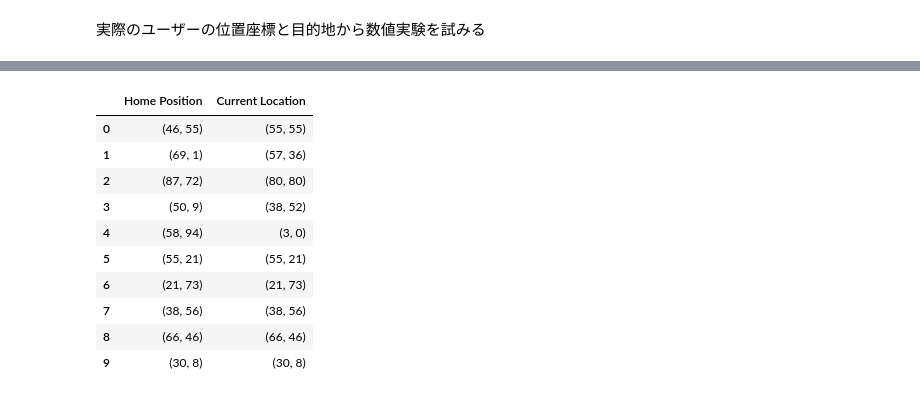
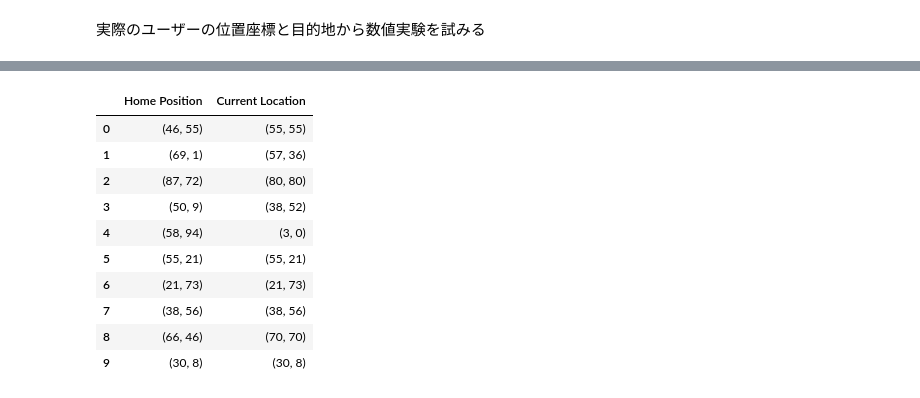
Before and after one commit to Koki-Kazaore/Research, a Jupyter notebook: googleColabEnv/assignmentProblem.ipynb, the cells around one changed output, grey strips where cells are left out. Drawn from its saved outputs; the diff is of its cells as text; code cells hidden in the pictures.

```diff
--- a/googleColabEnv/assignmentProblem.ipynb
+++ b/googleColabEnv/assignmentProblem.ipynb
@@ -117,3 +148,27 @@ Successfully installed pulp-2.8.0
+# %%
+def update_bike_location(df_bikes, bike_index, new_destination):
+    """
+    自転車の現在位置を更新する関数。新しい位置はnumpy配列で指定。
+
+    :param df_bikes: 自転車情報を含むデータフレーム
+    :param bike_index: 更新する自転車のインデックス
+    :param new_destination: 新しい目的地（numpy配列形式の座標、例：np.array([x, y])）
+    """
+    # 指定された自転車の現在位置を新しい目的地に更新
+    df_bikes.loc[bike_index, 'Current Location'] = tuple(new_destination)
+    return df_bikes
+
+def update_user_location(df_users, user_index, new_destination):
+    """
+    ユーザーの現在位置を更新する関数。新しい位置はnumpy配列で指定。
+
+    :param df_users: ユーザー情報を含むデータフレーム
+    :param user_index: 更新するユーザーのインデックス
+    :param new_destination: 新しい目的地（numpy配列形式の座標、例：np.array([x, y])）
+    """
+    # 指定されたユーザーの現在位置を新しい目的地に更新
+    df_users.loc[user_index, 'Current Position'] = tuple(new_destination)
+    return df_users
 # %%
 import pulp
 
@@ -228,17 +239,18 @@ else:
-# %%
-df
-# %% [output]
-|  | Home Position | Current Location |
-| 0 | (46, 55) | (55, 55) |
-| 1 | (69, 1) | (57, 36) |
-| 2 | (87, 72) | (80, 80) |
-| 3 | (50, 9) | (38, 52) |
-| 4 | (58, 94) | (3, 0) |
-| 5 | (55, 21) | (55, 21) |
-| 6 | (21, 73) | (21, 73) |
-| 7 | (38, 56) | (38, 56) |
-| 8 | (66, 46) | (66, 46) |
-| 9 | (30, 8) | (30, 8) |
+# %%
+df_bikes
+# df_users
+# %% [output]
+|  | Home Position | Current Location |
+| 0 | (46, 55) | (55, 55) |
+| 1 | (69, 1) | (57, 36) |
+| 2 | (87, 72) | (80, 80) |
+| 3 | (50, 9) | (38, 52) |
+| 4 | (58, 94) | (3, 0) |
+| 5 | (55, 21) | (55, 21) |
+| 6 | (21, 73) | (21, 73) |
+| 7 | (38, 56) | (38, 56) |
+| 8 | (66, 46) | (70, 70) |
+| 9 | (30, 8) | (30, 8) |
 # %%
 import matplotlib.pyplot as plt
 
```
Also changed, not shown: parts of 14 cells of this notebook.
